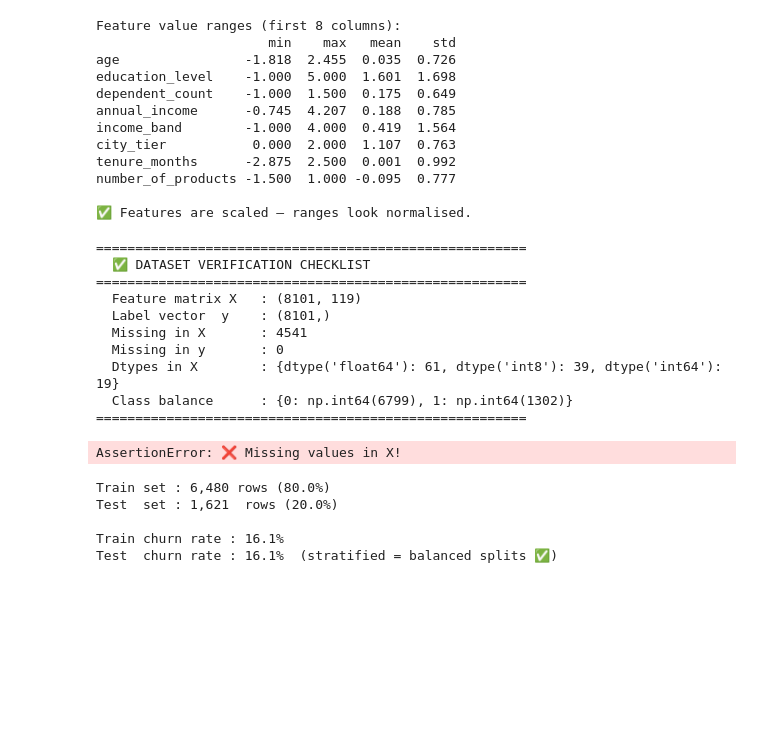
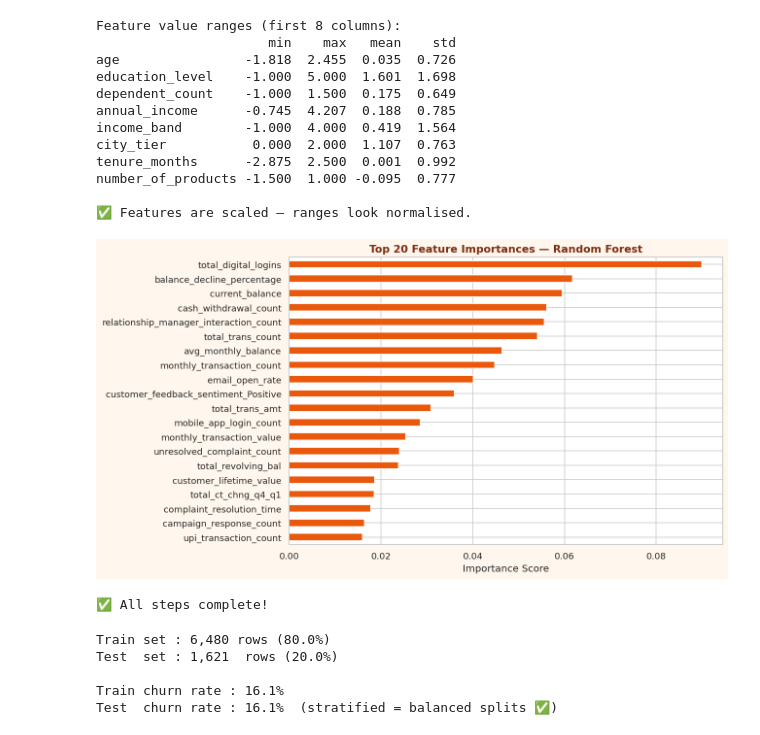
Before and after one commit to ayushi226-del/churnzero, a Jupyter notebook: churn_0.ipynb, the cells around one changed output. Cells and saved outputs as stored; diff of their text form; code cells hidden in the pictures; blank space fills up the shorter version.

```diff
--- a/churn_0.ipynb
+++ b/churn_0.ipynb
@@ -1156,35 +1156,27 @@ tenure_months      -2.875  2.500  0.001  0.992
 number_of_products -1.500  1.000 -0.095  0.777
 
 ✅ Features are scaled — ranges look normalised.
-# %%
-# ════════════════════════════════════════════════════════════════════
-# 🟣 NEW  STEP 7 — Verify the prepared dataset
-# ════════════════════════════════════════════════════════════════════
-print('='*55)
-print('  ✅ DATASET VERIFICATION CHECKLIST')
-print('='*55)
-print(f'  Feature matrix X   : {X.shape}')
-print(f'  Label vector  y    : {y.shape}')
-print(f'  Missing in X       : {X.isnull().sum().sum()}')
-print(f'  Missing in y       : {y.isnull().sum()}')
-print(f'  Dtypes in X        : {X.dtypes.value_counts().to_dict()}')
-print(f'  Class balance      : {dict(y.value_counts())}')
-print('='*55)
-assert X.isnull().sum().sum() == 0, "❌ Missing values in X!"
-assert y.isnull().sum() == 0,       "❌ Missing values in y!"
-print('\n  All assertions passed — ready for modelling! 🚀')
-# %% [output]
-=======================================================
-  ✅ DATASET VERIFICATION CHECKLIST
-=======================================================
-  Feature matrix X   : (8101, 119)
-  Label vector  y    : (8101,)
-  Missing in X       : 4541
-  Missing in y       : 0
-  Dtypes in X        : {dtype('float64'): 61, dtype('int8'): 39, dtype('int64'): 19}
-  Class balance      : {0: np.int64(6799), 1: np.int64(1302)}
-=======================================================
-AssertionError: ❌ Missing values in X!
+# %%
+# ── Feature Importance (Top 20) — FIXED ──────────────────────────
+# Use only the columns the model actually trained on
+train_feature_names = X_train.columns.tolist()   # exact features used in training
+
+importances = pd.Series(model.feature_importances_, index=train_feature_names)
+top20 = importances.sort_values(ascending=False).head(20)
+
+fig, ax = plt.subplots(figsize=(11, 6))
+fig.patch.set_facecolor('#fff7ed')
+top20.plot(kind='barh', ax=ax, color='#ea580c', edgecolor='white')
+ax.invert_yaxis()
+ax.set_title('Top 20 Feature Importances — Random Forest',
+             fontweight='bold', color='#7c2d12')
+ax.set_xlabel('Importance Score')
+plt.tight_layout()
+plt.show()
+print('✅ All steps complete!')
+# %% [output]
+[figure, added]
+✅ All steps complete!
 # %%
 # ════════════════════════════════════════════════════════════════════
 # 🟠 NEW  STEP 8a — Train / Test Split
```
Also changed, not shown: parts of 2 cells of this notebook.
